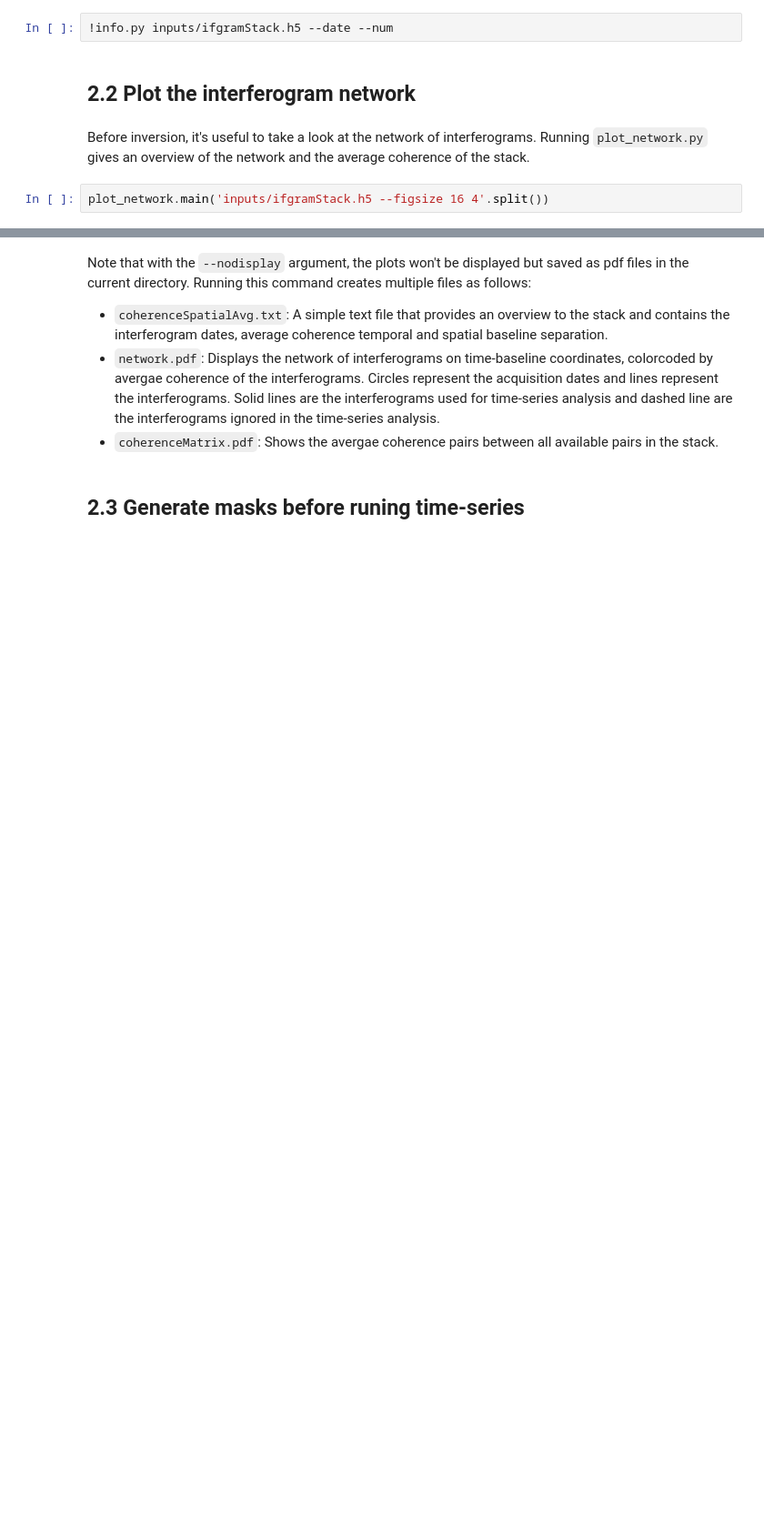
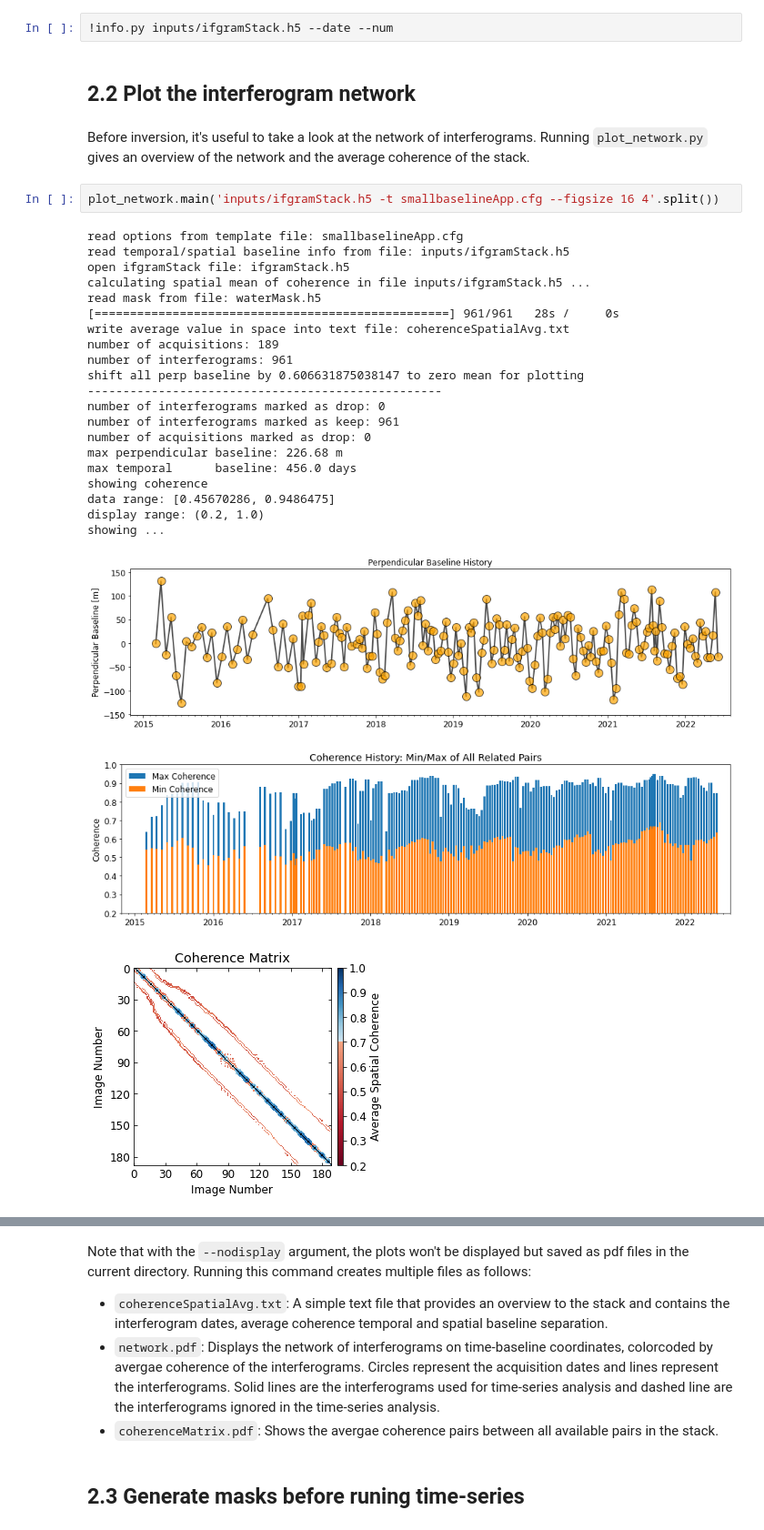
Before and after one commit to parosen/Geo-SInC, a Jupyter notebook: UNAVCO2022/5.2_Intro_to_MintPy/smallbaselineApp_aria.ipynb, the cells around one changed output, grey strips where cells are left out. Shown at 91% size. Drawn from its saved outputs; the diff is of its cells as text; blank space fills up the shorter version.

```diff
--- a/UNAVCO2022/5.2_Intro_to_MintPy/smallbaselineApp_aria.ipynb
+++ b/UNAVCO2022/5.2_Intro_to_MintPy/smallbaselineApp_aria.ipynb
@@ -258,4 +258,28 @@ To get general infomation about a MintPy product, run info.py on the file. Simil
 # %% [markdown]
 Before inversion, it's useful to take a look at the network of interferograms. Running `plot_network.py` gives an overview of the network and the average coherence of the stack.
 # %%
-plot_network.main('inputs/ifgramStack.h5 --figsize 16 4'.split())
+plot_network.main('inputs/ifgramStack.h5 -t smallbaselineApp.cfg --figsize 16 4'.split())
+# %% [output]
+read options from template file: smallbaselineApp.cfg
+read temporal/spatial baseline info from file: inputs/ifgramStack.h5
+open ifgramStack file: ifgramStack.h5
+calculating spatial mean of coherence in file inputs/ifgramStack.h5 ...
+read mask from file: waterMask.h5
+[==================================================] 961/961   28s /     0s
+write average value in space into text file: coherenceSpatialAvg.txt
+number of acquisitions: 189
+number of interferograms: 961
+shift all perp baseline by 0.606631875038147 to zero mean for plotting
+--------------------------------------------------
+number of interferograms marked as drop: 0
+number of interferograms marked as keep: 961
+number of acquisitions marked as drop: 0
+max perpendicular baseline: 226.68 m
+max temporal      baseline: 456.0 days
+showing coherence
+data range: [0.45670286, 0.9486475]
+display range: (0.2, 1.0)
+showing ...
+[figure, added]
+[figure, added]
+[figure, added]
```
Also changed, not shown: parts of 11 cells of this notebook, 1 other file.
